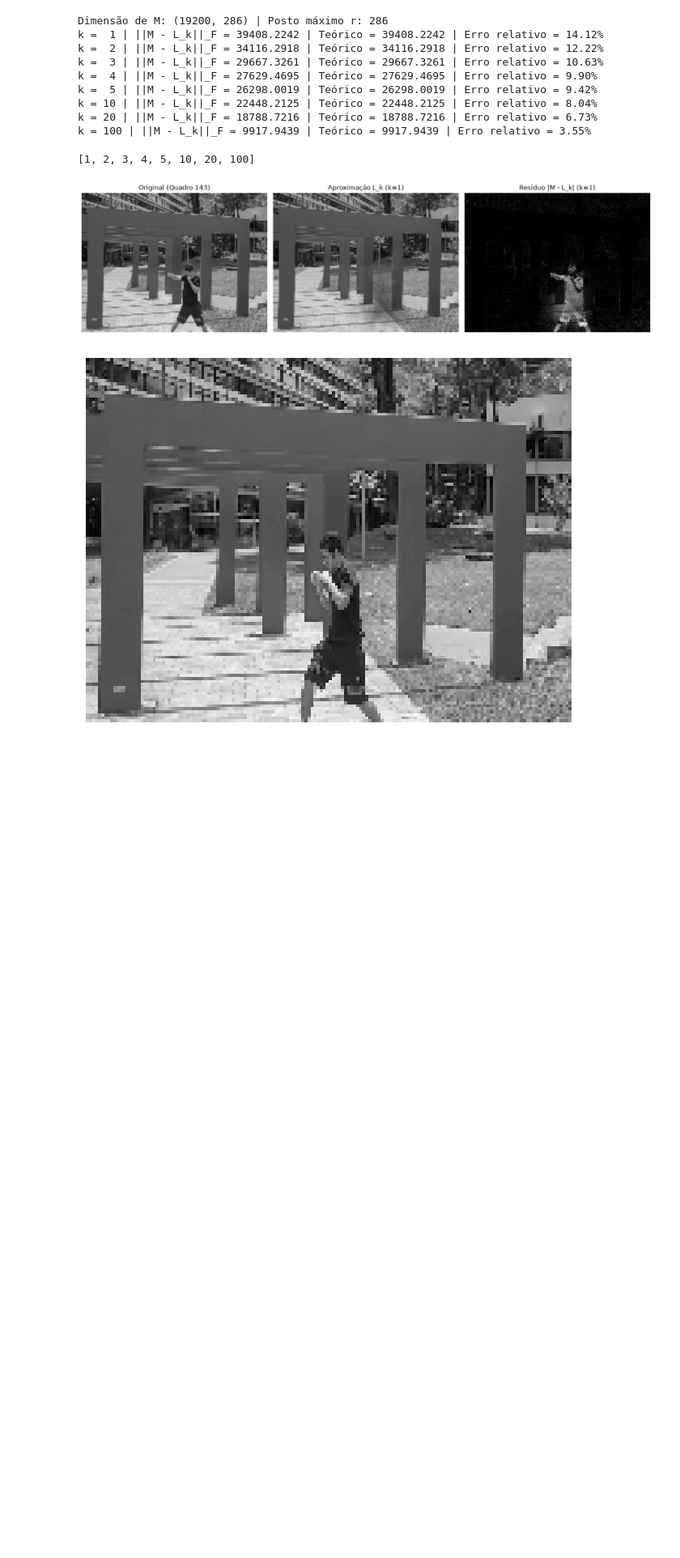
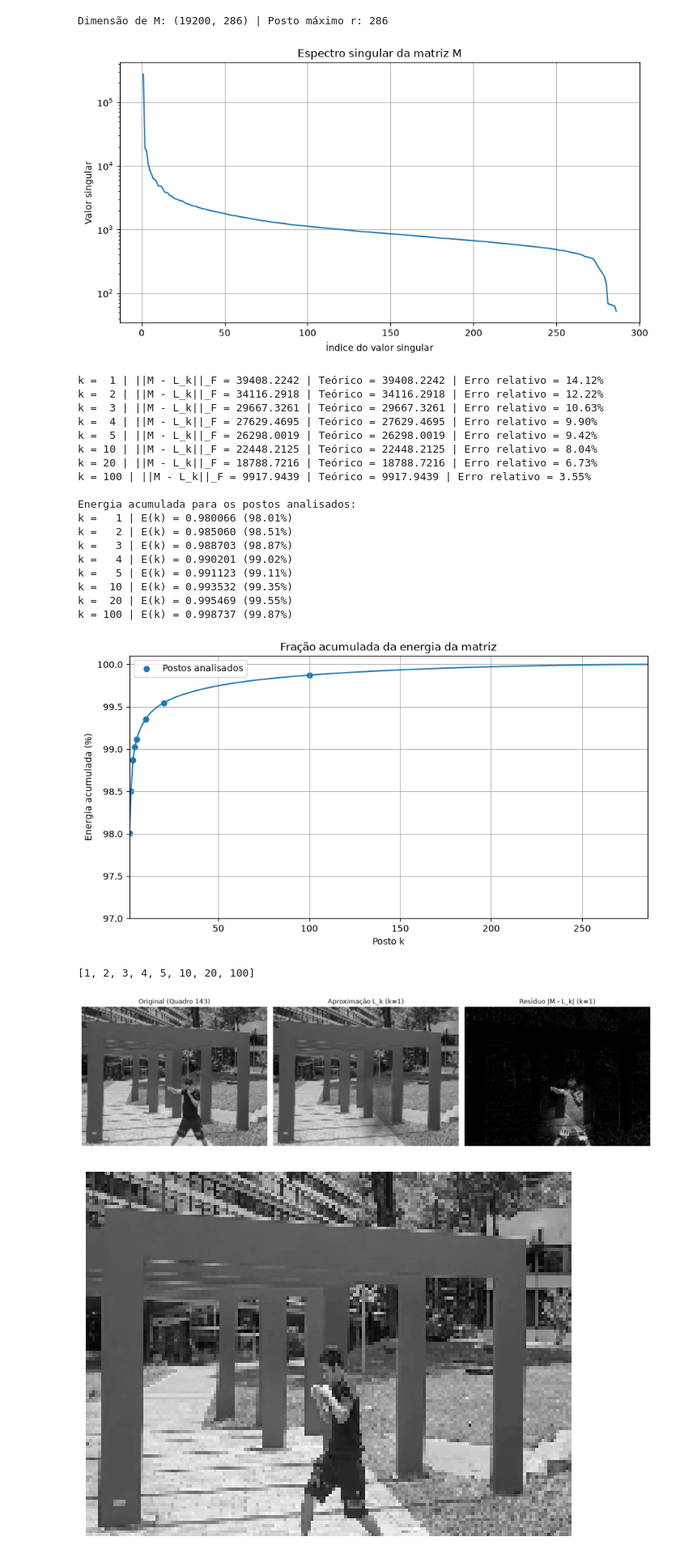
Before and after one commit to bruvanjura/calculo_numerico, a Jupyter notebook: main.ipynb, the cells around one changed output. Shown at 81% size. Drawn from its saved outputs; the diff is of its cells as text; code cells hidden in the pictures; blank space fills up the shorter version.

```diff
--- a/main.ipynb
+++ b/main.ipynb
@@ -392,41 +408,89 @@ def avaliar_aproximacao(M, L_k, s=None, k=None):
 
     return resultado
 
 # 1. Obter a matriz M do video
 largura, altura = 160, 120
 M = obter_matriz_M("data/caio_lutando.mp4", largura=largura, altura=altura)
 
 # 2. Calcular a SVD reduzida de M (M = U @ diag(s) @ Vt)
 U, s, Vt = np.linalg.svd(M, full_matrices=False)
 r = len(s)
 print(f"Dimensão de M: {M.shape} | Posto máximo r: {r}")
 
+# 2.1 Gráfico do espectro singular
+plt.figure(figsize=(9, 5))
+
+plt.semilogy(np.arange(1, r + 1), s)
+
+plt.xlabel("Índice do valor singular")
+plt.ylabel("Valor singular")
+plt.title("Espectro singular da matriz M")
+
+plt.grid(True)
+plt.tight_layout()
+plt.show()
+
 # 3. Testar diferentes valores de posto k <= r (arbitrarios)
 valores_k = [1, 2, 3, 4, 5, 10, 20, 100]
 valores_k = [k for k in valores_k if k <= r]
 
 aproximacoes = {}
 for k in valores_k:
     L_k = aproximacao_baixo_posto(U, s, Vt, k)
     metricas = avaliar_aproximacao(M, L_k, s=s, k=k)
     aproximacoes[k] = L_k
 
     print(
         f"k = {k:2d} | "
         f"||M - L_k||_F = {metricas['erro_frobenius']:.4f} | "
         f"Teórico = {metricas['erro_teorico_sigmas']:.4f} | "
         f"Erro relativo = {metricas['erro_relativo']*100:.2f}%"
     )
+
+# 4. Energia acumulada dos valores singulares (Eq. 18 do relatorio)
+# A energia e calculada para todos os postos, sem refazer a SVD.
+energia_acumulada = np.cumsum(s**2) / np.sum(s**2)
+
+print("\nEnergia acumulada para os postos analisados:")
+for k in valores_k:
+    print(f"k = {k:3d} | E(k) = {energia_acumulada[k-1]:.6f} "
+          f"({100*energia_acumulada[k-1]:.2f}%)")
+
+plt.figure(figsize=(9, 5))
+plt.plot(np.arange(1, r+1), 100*energia_acumulada)
+plt.scatter(valores_k, 100*energia_acumulada[np.array(valores_k)-1],
+            label="Postos analisados")
+plt.xlabel("Posto k")
+plt.ylabel("Energia acumulada (%)")
+plt.title("Fração acumulada da energia da matriz")
+plt.xlim(1, r)
+plt.ylim(97, 100.1)
+plt.grid(True)
+plt.legend()
+plt.tight_layout()
+plt.show()
 # %% [output]
 Dimensão de M: (19200, 286) | Posto máximo r: 286
-k =  1 | ||M - L_k||_F = 39408.2242 | Teórico = 39408.2242 | Erro relativo = 14.12%
-k =  2 | ||M - L_k||_F = 34116.2918 | Teórico = 34116.2918 | Erro relativo = 12.22%
-k =  3 | ||M - L_k||_F = 29667.3261 | Teórico = 29667.3261 | Erro relativo = 10.63%
-k =  4 | ||M - L_k||_F = 27629.4695 | Teórico = 27629.4695 | Erro relativo = 9.90%
-k =  5 | ||M - L_k||_F = 26298.0019 | Teórico = 26298.0019 | Erro relativo = 9.42%
-k = 10 | ||M - L_k||_F = 22448.2125 | Teórico = 22448.2125 | Erro relativo = 8.04%
-k = 20 | ||M - L_k||_F = 18788.7216 | Teórico = 18788.7216 | Erro relativo = 6.73%
-k = 100 | ||M - L_k||_F = 9917.9439 | Teórico = 9917.9439 | Erro relativo = 3.55%
+[figure, added]
+k =  1 | ||M - L_k||_F = 39408.2242 | Teórico = 39408.2242 | Erro relativo = 14.12%
+k =  2 | ||M - L_k||_F = 34116.2918 | Teórico = 34116.2918 | Erro relativo = 12.22%
+k =  3 | ||M - L_k||_F = 29667.3261 | Teórico = 29667.3261 | Erro relativo = 10.63%
+k =  4 | ||M - L_k||_F = 27629.4695 | Teórico = 27629.4695 | Erro relativo = 9.90%
+k =  5 | ||M - L_k||_F = 26298.0019 | Teórico = 26298.0019 | Erro relativo = 9.42%
+k = 10 | ||M - L_k||_F = 22448.2125 | Teórico = 22448.2125 | Erro relativo = 8.04%
+k = 20 | ||M - L_k||_F = 18788.7216 | Teórico = 18788.7216 | Erro relativo = 6.73%
+k = 100 | ||M - L_k||_F = 9917.9439 | Teórico = 9917.9439 | Erro relativo = 3.55%
+
+Energia acumulada para os postos analisados:
+k =   1 | E(k) = 0.980066 (98.01%)
+k =   2 | E(k) = 0.985060 (98.51%)
+k =   3 | E(k) = 0.988703 (98.87%)
+k =   4 | E(k) = 0.990201 (99.02%)
+k =   5 | E(k) = 0.991123 (99.11%)
+k =  10 | E(k) = 0.993532 (99.35%)
+k =  20 | E(k) = 0.995469 (99.55%)
+k = 100 | E(k) = 0.998737 (99.87%)
+[figure, added]
 # %%
 print(valores_k)
 
```
Also changed, not shown: parts of 4 cells of this notebook.
